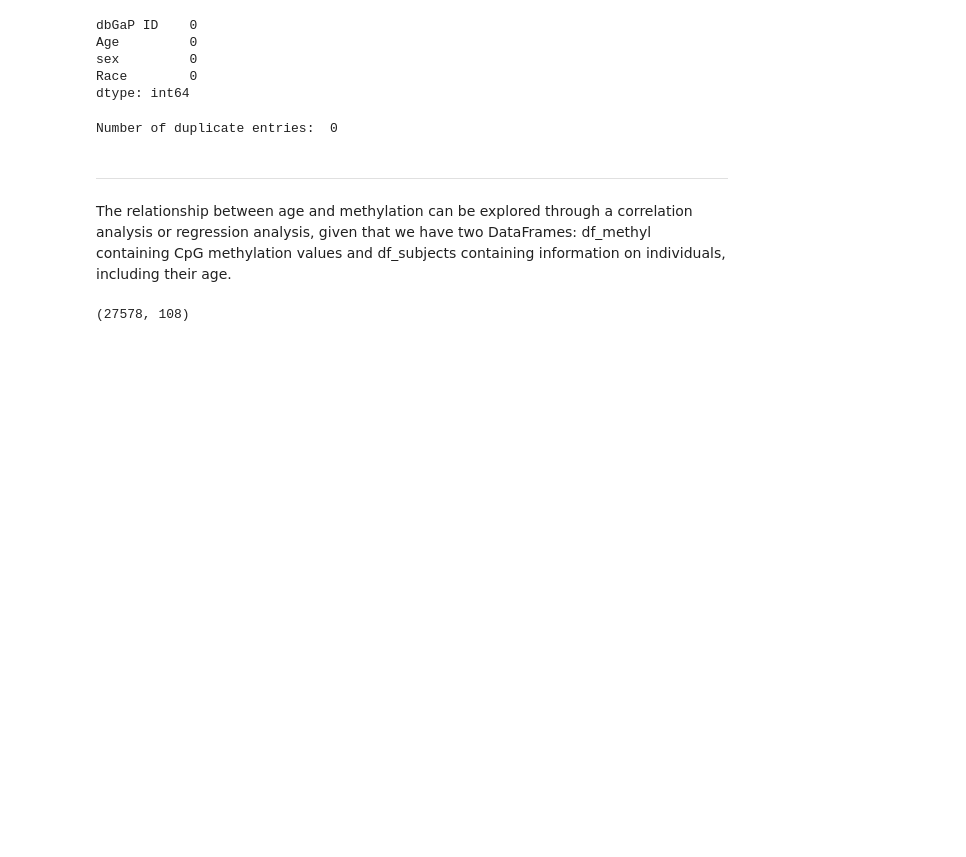
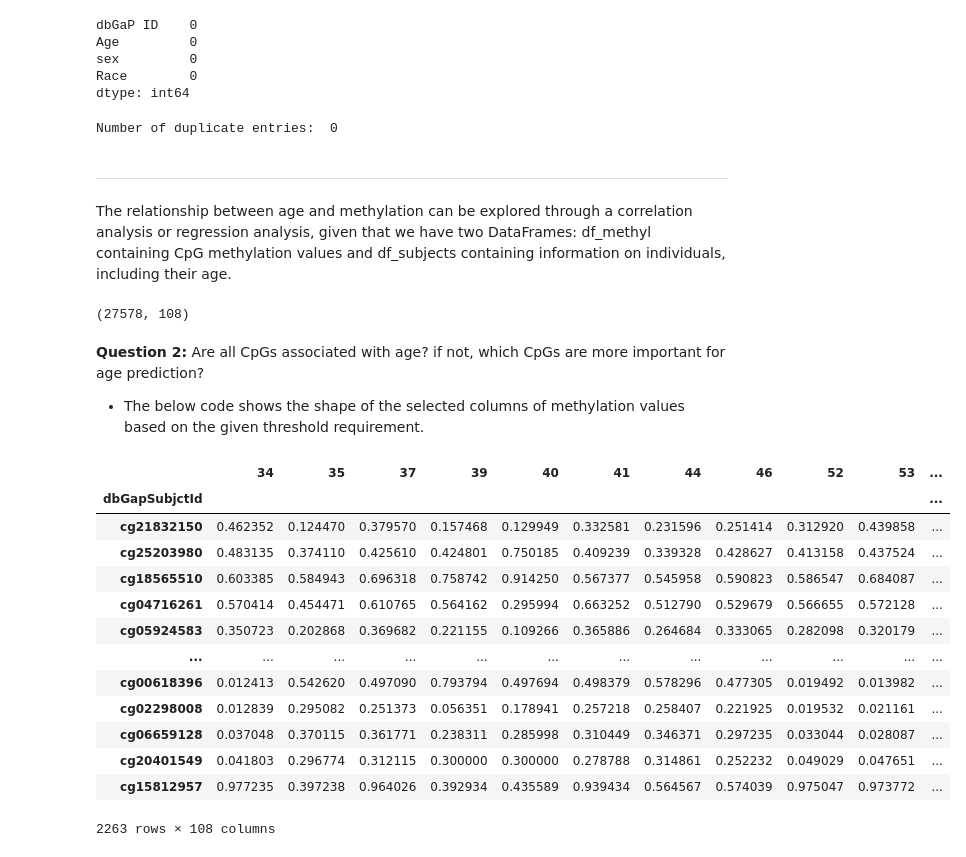
Before and after one commit to ajits-github/Machine_Learning_In_Bioinformatics, a Jupyter notebook: Machine_Learning_in_Bioinformatics.ipynb, the cells around one changed output. Cells and saved outputs as stored; diff of their text form; code cells hidden in the pictures; blank space fills up the shorter version.

```diff
--- a/Machine_Learning_in_Bioinformatics.ipynb
+++ b/Machine_Learning_in_Bioinformatics.ipynb
@@ -137,3 +137,7 @@ df_methyl.shape
 (27578, 108)
 # %%
 df_methyl_T = df_methyl.T
+# %% [markdown]
+**Question 2:** Are all CpGs associated with age? if not, which CpGs are more important for age prediction?
+
+- The below code shows the shape of the selected columns of methylation values based on the given threshold requirement.
@@ -139,0 +164,18 @@ df_methyl_T = df_methyl.T
+# %%
+df_methyl_selected = df_methyl_selected.T
+df_methyl_selected
+# %% [output]
+|  | 34 | 35 | 37 | 39 | 40 | 41 | 44 | 46 | 52 | 53 | ... |
+| dbGapSubjctId |  |  |  |  |  |  |  |  |  |  | ... |
+| cg21832150 | 0.462352 | 0.124470 | 0.379570 | 0.157468 | 0.129949 | 0.332581 | 0.231596 | 0.251414 | 0.312920 | 0.439858 | ... |
+| cg25203980 | 0.483135 | 0.374110 | 0.425610 | 0.424801 | 0.750185 | 0.409239 | 0.339328 | 0.428627 | 0.413158 | 0.437524 | ... |
+| cg18565510 | 0.603385 | 0.584943 | 0.696318 | 0.758742 | 0.914250 | 0.567377 | 0.545958 | 0.590823 | 0.586547 | 0.684087 | ... |
+| cg04716261 | 0.570414 | 0.454471 | 0.610765 | 0.564162 | 0.295994 | 0.663252 | 0.512790 | 0.529679 | 0.566655 | 0.572128 | ... |
+| cg05924583 | 0.350723 | 0.202868 | 0.369682 | 0.221155 | 0.109266 | 0.365886 | 0.264684 | 0.333065 | 0.282098 | 0.320179 | ... |
+| ... | ... | ... | ... | ... | ... | ... | ... | ... | ... | ... | ... |
+| cg00618396 | 0.012413 | 0.542620 | 0.497090 | 0.793794 | 0.497694 | 0.498379 | 0.578296 | 0.477305 | 0.019492 | 0.013982 | ... |
+| cg02298008 | 0.012839 | 0.295082 | 0.251373 | 0.056351 | 0.178941 | 0.257218 | 0.258407 | 0.221925 | 0.019532 | 0.021161 | ... |
+| cg06659128 | 0.037048 | 0.370115 | 0.361771 | 0.238311 | 0.285998 | 0.310449 | 0.346371 | 0.297235 | 0.033044 | 0.028087 | ... |
+| cg20401549 | 0.041803 | 0.296774 | 0.312115 | 0.300000 | 0.300000 | 0.278788 | 0.314861 | 0.252232 | 0.049029 | 0.047651 | ... |
+| cg15812957 | 0.977235 | 0.397238 | 0.964026 | 0.392934 | 0.435589 | 0.939434 | 0.564567 | 0.574039 | 0.975047 | 0.973772 | ... |
+2263 rows × 108 columns
```
Also changed, not shown: parts of 8 cells of this notebook.
